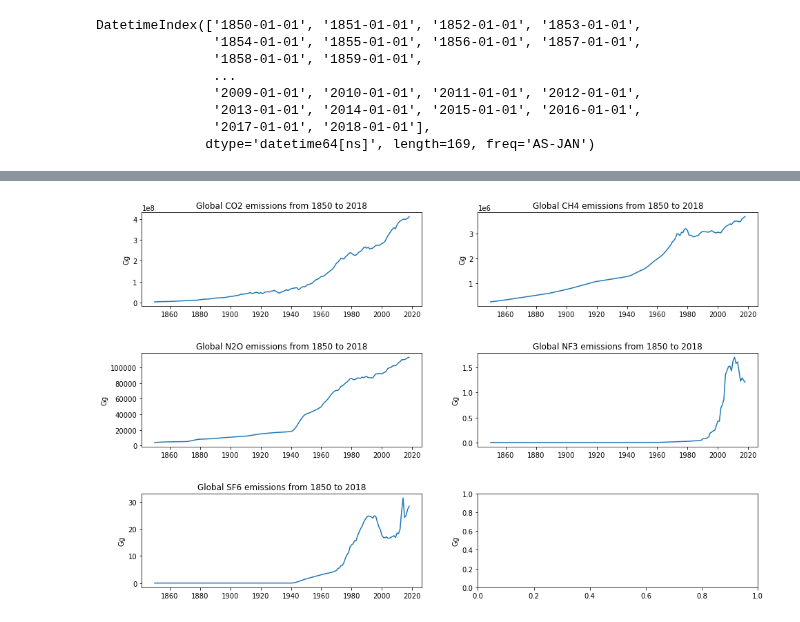
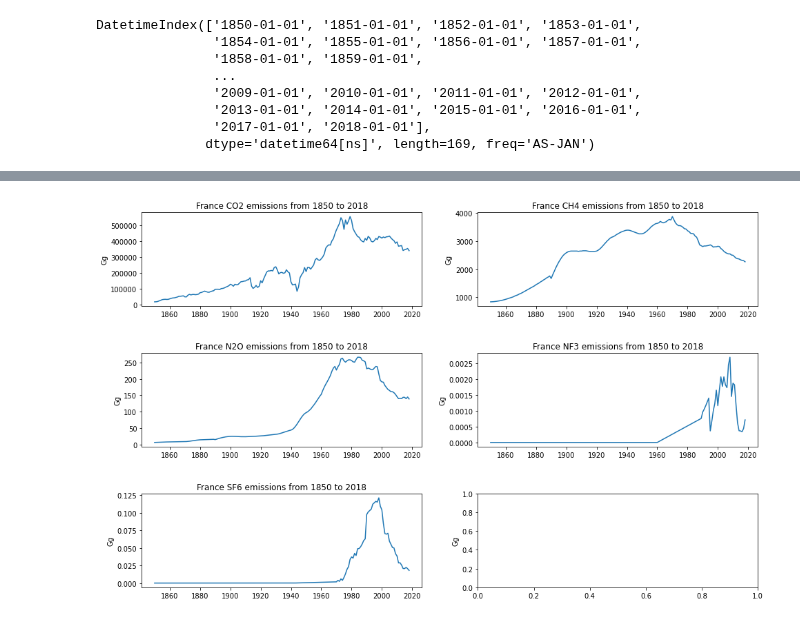
Before and after one commit to OpenGeoScales/ogs-data-exploration, a Jupyter notebook: notebooks/ghg-emissions/primap-hist/primap-hist-exploration.ipynb, the cells around one changed output, grey strips where cells are left out. Drawn from its saved outputs; the diff is of its cells as text; code cells hidden in the pictures.

```diff
--- a/notebooks/ghg-emissions/primap-hist/primap-hist-exploration.ipynb
+++ b/notebooks/ghg-emissions/primap-hist/primap-hist-exploration.ipynb
@@ -439,7 +439,11 @@ Global emissions by gas with Gg unit and *HISTCR* scenario.
 # %%
-gas_emission_analysis = primap_hist_data.drop(columns=['country', 'category'])
-gas_emission_analysis = gas_emission_analysis[(gas_emission_analysis.scenario == 'HISTCR') &
-                                              (gas_emission_analysis.unit == 'Gg')].drop(columns=['unit', 'scenario'])
+gas_emission_analysis = primap_hist_data[(primap_hist_data.scenario == 'HISTCR') &
+                                         (primap_hist_data.unit == 'Gg') &
+                                         (primap_hist_data.country == 'FRA') &
+                                         (primap_hist_data.category == 'IPCM0EL')].drop(columns=['country',
+                                                                                                 'unit',
+                                                                                                 'scenario',
+                                                                                                 'category'])
 gas_emission_analysis = gas_emission_analysis.groupby(by=['entity']).sum()
 gas_emission_analysis = gas_emission_analysis.transpose()
 gas_emission_analysis
@@ -500,19 +504,19 @@ plt.show()
 # %%
 fig, axs = plt.subplots(3, 2, figsize=(16,10))
 axs[0, 0].plot(gas_emission_analysis['CO2'])
-axs[0, 0].title.set_text("Global CO2 emissions from 1850 to 2018")
+axs[0, 0].title.set_text("France CO2 emissions from 1850 to 2018")
 axs[0, 1].plot(gas_emission_analysis['CH4'])
-axs[0, 1].title.set_text("Global CH4 emissions from 1850 to 2018")
+axs[0, 1].title.set_text("France CH4 emissions from 1850 to 2018")
 axs[1, 0].plot(gas_emission_analysis['N2O'])
-axs[1, 0].title.set_text("Global N2O emissions from 1850 to 2018")
+axs[1, 0].title.set_text("France N2O emissions from 1850 to 2018")
 axs[1, 1].plot(gas_emission_analysis['NF3'])
-axs[1, 1].title.set_text("Global NF3 emissions from 1850 to 2018")
+axs[1, 1].title.set_text("France NF3 emissions from 1850 to 2018")
 axs[2, 0].plot(gas_emission_analysis['SF6'])
-axs[2, 0].title.set_text("Global SF6 emissions from 1850 to 2018")
+axs[2, 0].title.set_text("France SF6 emissions from 1850 to 2018")
 
 for ax in axs.flat:
     ax.set(ylabel='Gg')
 
 plt.subplots_adjust(hspace=0.5)
 # %% [output]
-[figure, old version]
+[figure, new version]
```
Also changed, not shown: parts of 9 cells of this notebook.
